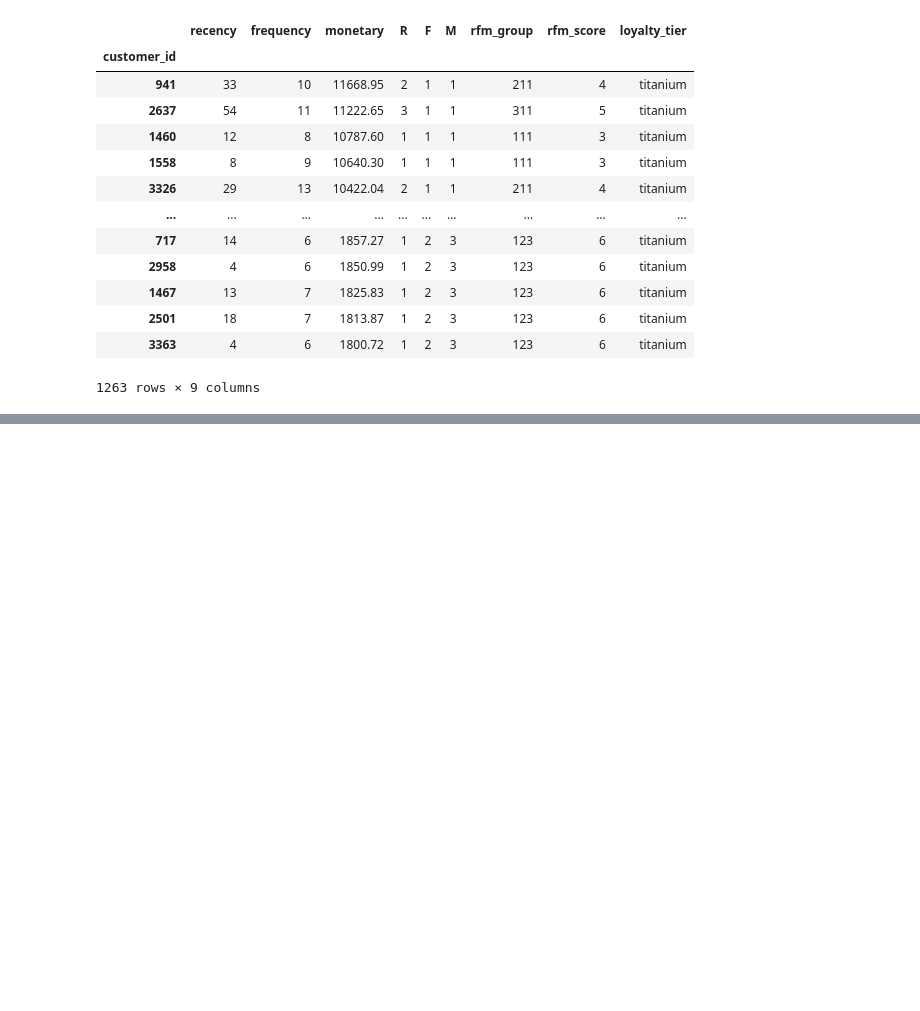
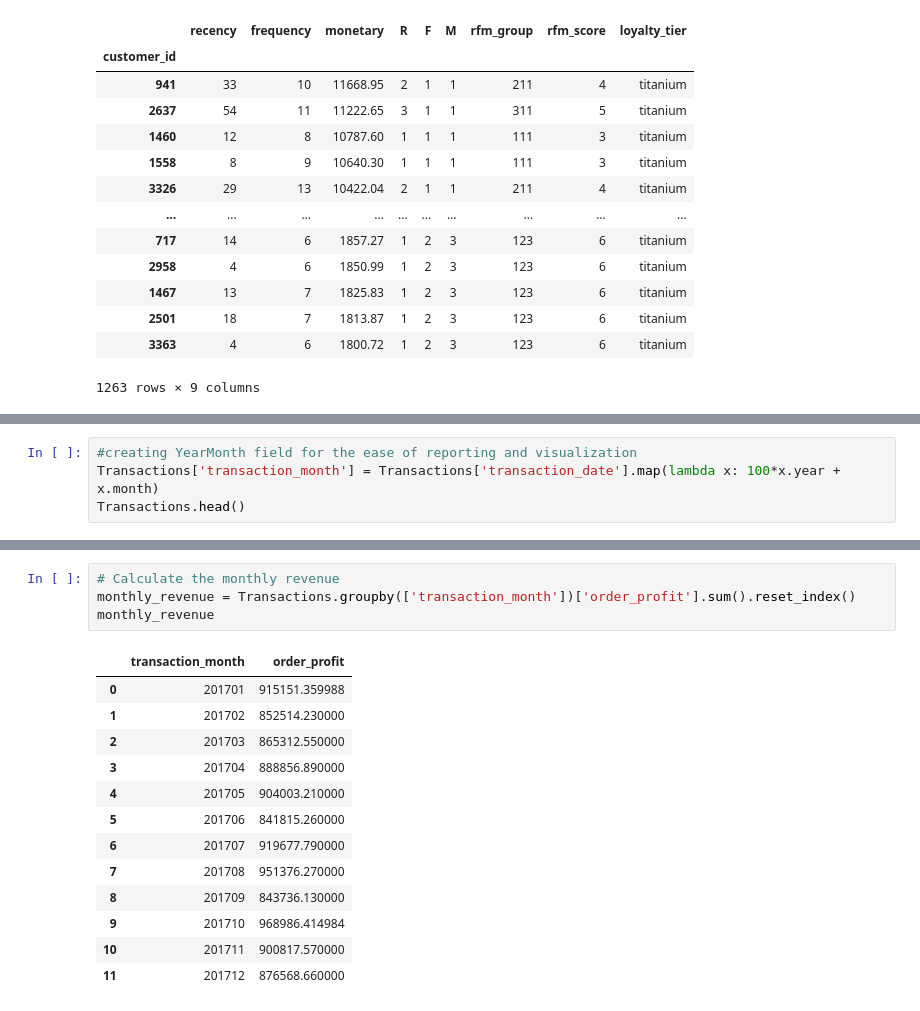
Before and after one commit to Navyhoang/KPMG_Virtual_Internship_Challenge, a Jupyter notebook: Results/KPMG_module_1_transaction.ipynb, the cells around one changed output, grey strips where cells are left out. Saved outputs shown, nothing was run; the diff lists cells and outputs as text; blank space fills up the shorter version.

Commit message:
Calculated monthly revenue

```diff
--- a/Results/KPMG_module_1_transaction.ipynb
+++ b/Results/KPMG_module_1_transaction.ipynb
@@ -705,0 +717,4 @@ titanium_cusomters
+# %%
+#creating YearMonth field for the ease of reporting and visualization
+Transactions['transaction_month'] = Transactions['transaction_date'].map(lambda x: 100*x.year + x.month)
+Transactions.head()
@@ -705,0 +728,18 @@ titanium_cusomters
+# %%
+# Calculate the monthly revenue
+monthly_revenue = Transactions.groupby(['transaction_month'])['order_profit'].sum().reset_index()
+monthly_revenue
+# %% [output]
+|  | transaction_month | order_profit |
+| 0 | 201701 | 915151.359988 |
+| 1 | 201702 | 852514.230000 |
+| 2 | 201703 | 865312.550000 |
+| 3 | 201704 | 888856.890000 |
+| 4 | 201705 | 904003.210000 |
+| 5 | 201706 | 841815.260000 |
+| 6 | 201707 | 919677.790000 |
+| 7 | 201708 | 951376.270000 |
+| 8 | 201709 | 843736.130000 |
+| 9 | 201710 | 968986.414984 |
+| 10 | 201711 | 900817.570000 |
+| 11 | 201712 | 876568.660000 |
```
Also changed, not shown: parts of 3 cells of this notebook.
